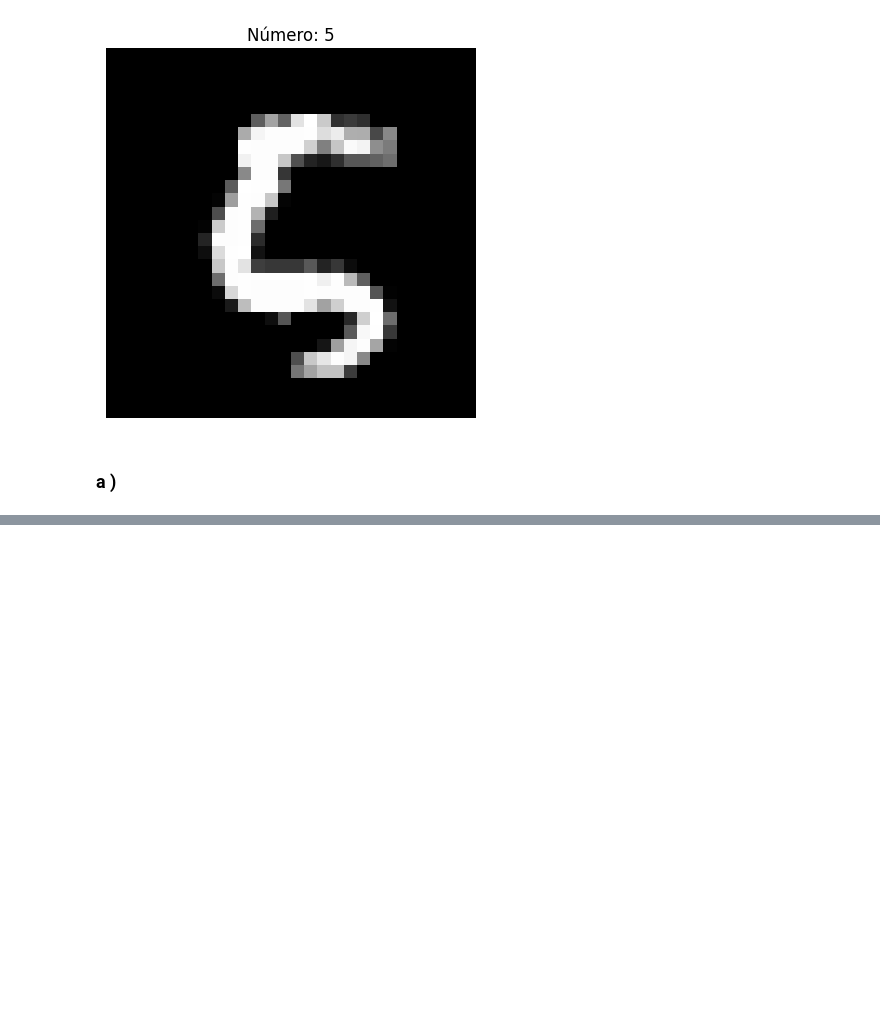
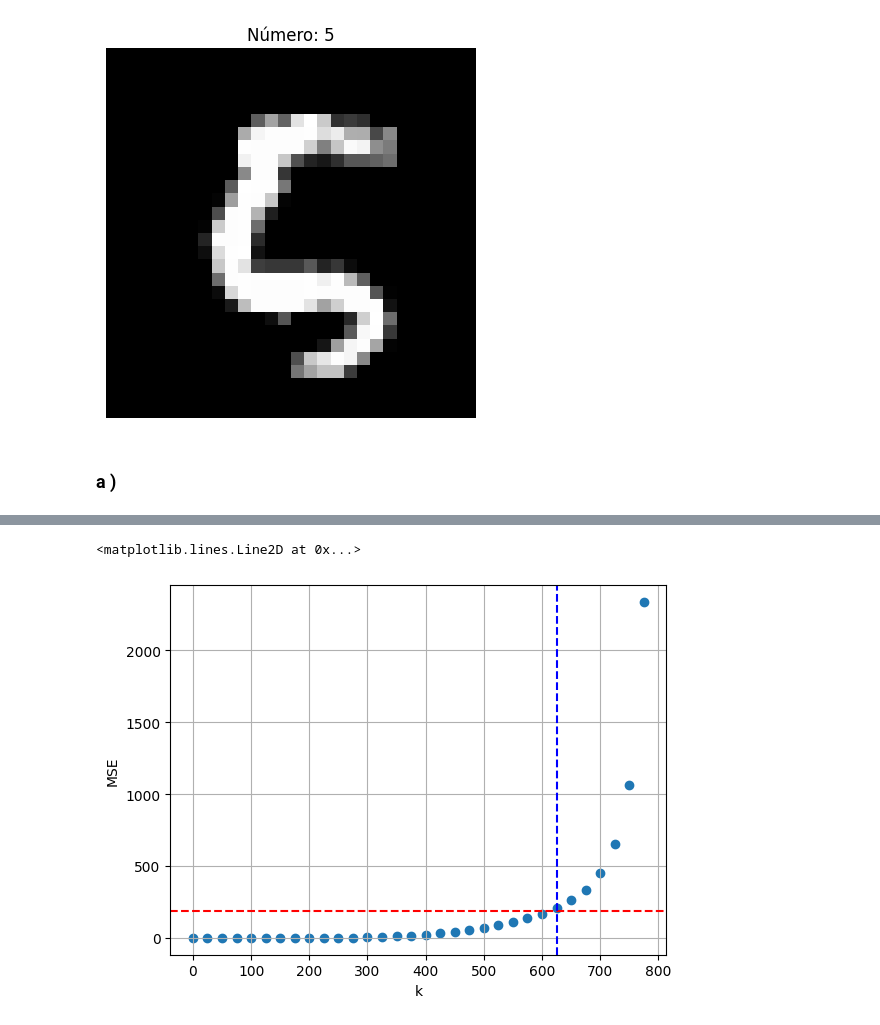
Before and after one commit to NazaGonella/TP04-machine-learning, a Jupyter notebook: Gonella_Nazareno_Notebook_TP4_2.ipynb, the cells around one changed output, grey strips where cells are left out. Drawn from its saved outputs; the diff is of its cells as text; code cells hidden in the pictures; blank space fills up the shorter version.

```diff
--- a/Gonella_Nazareno_Notebook_TP4_2.ipynb
+++ b/Gonella_Nazareno_Notebook_TP4_2.ipynb
@@ -54,5 +50,0 @@ X_cov_eigval, X_cov_eigvec = np.linalg.eigh(X_centered_covariance)
-# %%
-k : int = 750  # number of eigenvectors to remove
-sorted_indices_eigvals : np.ndarray = np.argsort(X_cov_eigval)  # ascending order
-retained_indices : np.ndarray = sorted_indices_eigvals[k:]  # remove k lowest
-X_cov_top_eigvec : np.ndarray = X_cov_eigvec[:, retained_indices]
@@ -74,0 +62,8 @@ plot_mnist_image(2000, X_centered_reconstructed)
+# %%
+MSEs : list[float] = []
+ks : list[int] = list(range(0, X.shape[1] - 1, 25))
+for k in ks:
+    if k % 100 == 0:
+        print(k)
+    pca.reduce_dimensionality(k)
+    MSEs.append(pca.get_reconstruction_MSE())
@@ -74,0 +79,12 @@ plot_mnist_image(2000, X_centered_reconstructed)
+# %%
+MSEs : np.ndarray = np.array(MSEs)
+mse_mean : float = MSEs.mean()
+plt.scatter(ks, MSEs)
+plt.xlabel("k")
+plt.ylabel("MSE")
+plt.grid(True)
+plt.axhline(mse_mean, color='red', linestyle='--')
+plt.axvline(ks[np.argmin(np.abs(MSEs - mse_mean))], color='blue', linestyle='--')
+# %% [output]
+<matplotlib.lines.Line2D at 0x...>
+[figure, added]
```
Also changed, not shown: parts of 5 cells of this notebook, 3 other files.
